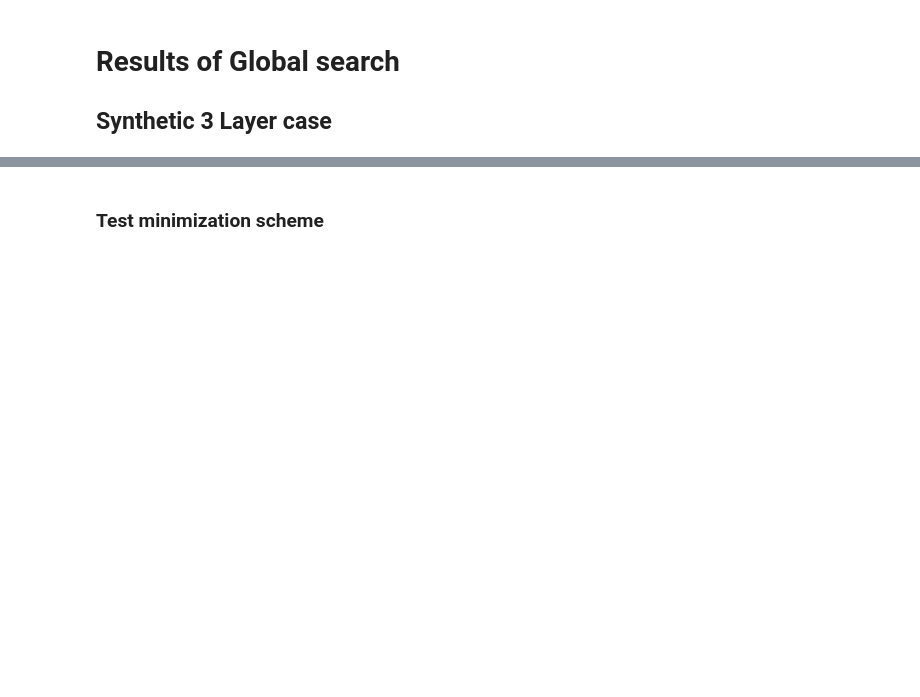
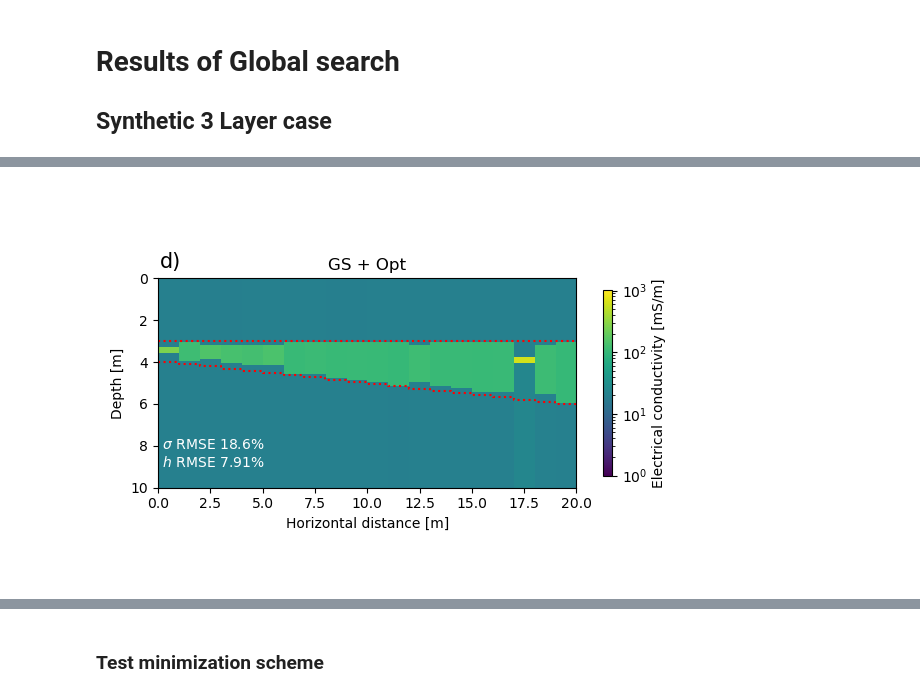
Before and after one commit to mariacarrizo/InvEM-ML, a Jupyter notebook: Synth-3Layer/Notebooks/3Layer.ipynb, the cells around one changed output, grey strips where cells are left out. Saved outputs shown, nothing was run; the diff lists cells and outputs as text; code cells hidden in the pictures; blank space fills up the shorter version.

Commit message:
added plot for GS + Opt

```diff
--- a/Synth-3Layer/Notebooks/3Layer.ipynb
+++ b/Synth-3Layer/Notebooks/3Layer.ipynb
@@ -20,6 +22,4 @@ from EM1D import EMforward3lay
 # %%
-### Show Model
-
 # Import the conductivities and thicknesses used to create the LU table
 
 conds = np.load('../data/conds.npy')
@@ -29,6 +29,7 @@ model_true = np.load('../data/B1_w/model_synth_w.npy')
 model_est_FS = np.load('../data/B1_w/model_est_FS_w.npy')
 model_est_FS_Q = np.load('../data/B1_Q_w/model_est_FS_B1_Q_w.npy')
 model_est_FS_IP =  np.load('../data/B1_IP_w/model_est_FS_B1_IP_w.npy')
+model_est_GSOpt = np.load('../data/B1_w/model_est_GSOpt.npy')
 
 data_true =  np.load('../data/B1_w/data_synth_w.npy')
 
@@ -162,0 +181,22 @@ plt.ylabel('Depth [m]')
+# %%
+depths_est_GSO = np.zeros_like(depths_true)
+sigmas_est_GSO = np.zeros_like(sigmas_true)
+
+depths_est_GSO[:,1] = model_est_GSOpt[:,3]
+depths_est_GSO[:,2] = model_est_GSOpt[:,3] + model_est_GSOpt[:,4]
+sigmas_est_GSO[:,:] = model_est_GSOpt[:,:3]
+
+RMSE_res = rmse_a(np.log10(np.hstack(sigmas_est_GSO)), np.log10(np.hstack(sigmas_true)))
+RMSE_thk = rmse_a(np.hstack(depths_est_GSO[:,1:]), np.hstack(depths_true[:,1:]))
+
+model_est_grid_GSO = PlotModelCond_3lay(sigmas_est_GSO, depths_est_GSO[:,1:])
+xx = np.linspace(0,npos+1,npos+1, endpoint=False)
+plt.step(np.hstack((xx, xx[-1])), np.hstack((depths_true[0,1],depths_true[:,1], depths_true[-2,1])), ':r')
+plt.step(np.hstack((xx, xx[-1])), np.hstack((depths_true[0,2],depths_true[:,2], depths_true[-2,2])), ':r')
+plt.title('GS + Opt')
+plt.text(0,9,' $\sigma$ RMSE %.3g' %(RMSE_res*100) + '%'
+          +' \n $h$ RMSE %.3g' %(RMSE_thk*100) +'%', color='w')
+plt.text(0.1,-0.5,'d)', color='k',fontsize=15)
+plt.tight_layout()
+# %% [output]
+[figure, added]
```
Also changed, not shown: parts of 9 cells of this notebook.
